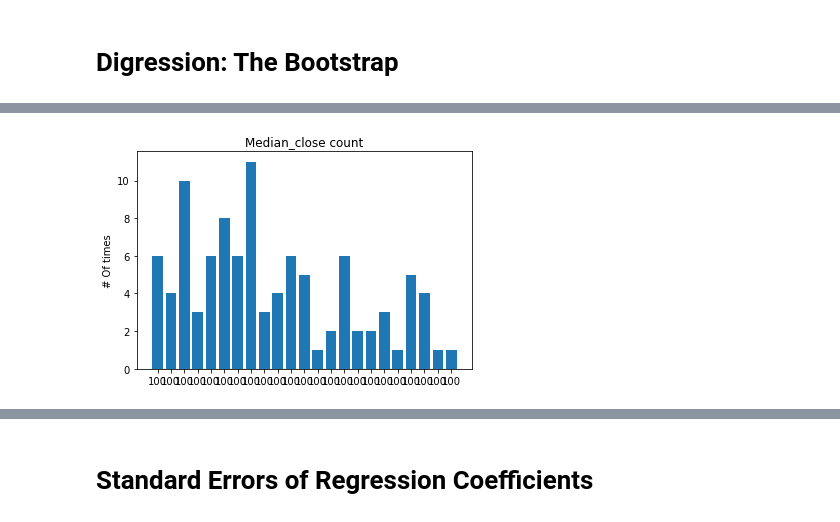
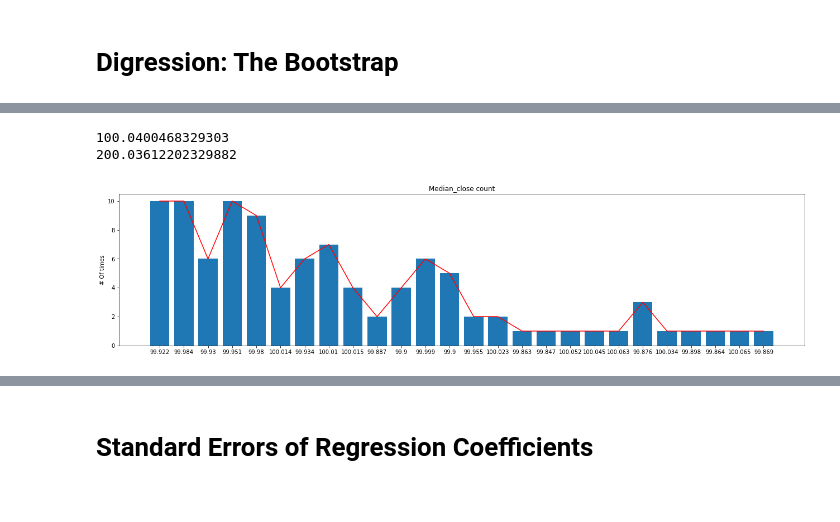
Before and after one commit to lkarjun/data-science-from-scratch, a Jupyter notebook: 15 Multiple Regression/Multiple_Regression.ipynb, the cells around one changed output, grey strips where cells are left out. Cells and saved outputs as stored; diff of their text form; code cells hidden in the pictures.

```diff
--- a/15 Multiple Regression/Multiple_Regression.ipynb
+++ b/15 Multiple Regression/Multiple_Regression.ipynb
@@ -116,16 +95,26 @@ Median far [0.8205801999866031, 0.8960238916241667, 200.05573883242764, 99.95078
+# %%
+print(median(median_close))
+print(median(median_far))
+# %% [output]
+100.0400468329303
+200.03612202329882
 # %%
 import matplotlib.pyplot as plt
 from collections import Counter
 
 count = Counter(median_close)
-keys = [round(i) for i in count.keys()]
+keys = [round(i, 3) for i in count.keys()]
+zeros = [0 for _ in keys]
+UnlabelledY=[0,1,0]
 count_median_far = Counter(median_far)
 key_median_far = [round(i, 1) for i in count_median_far.keys()]
 # %%
+plt.figure(figsize=(22,5))
 plt.bar(range(len(count)),count.values())
+plt.plot(count.values(), color='red')
 plt.title("Median_close count")
 plt.ylabel("# Of times")
 plt.xticks(range(len(count)), keys)
 plt.show()
 # %% [output]
-[figure, old version]
+[figure, new version]
```
Also changed, not shown: parts of 9 cells of this notebook.
